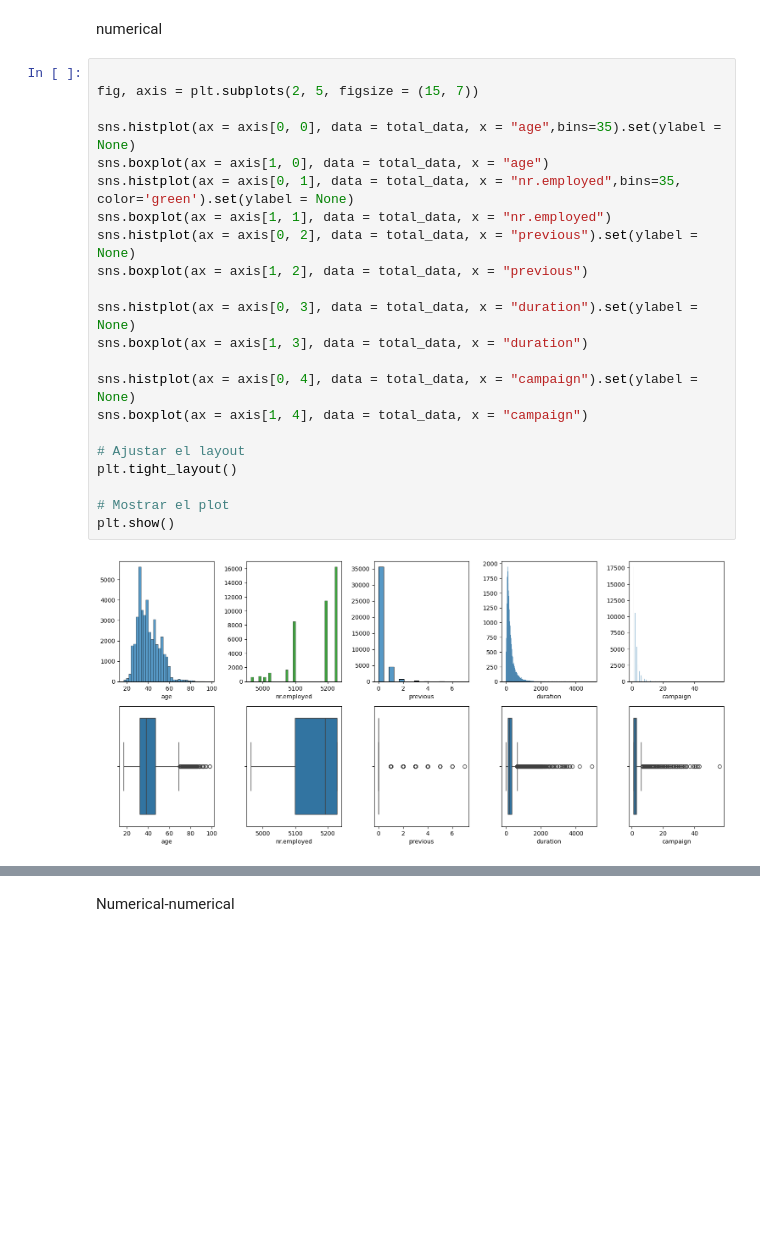
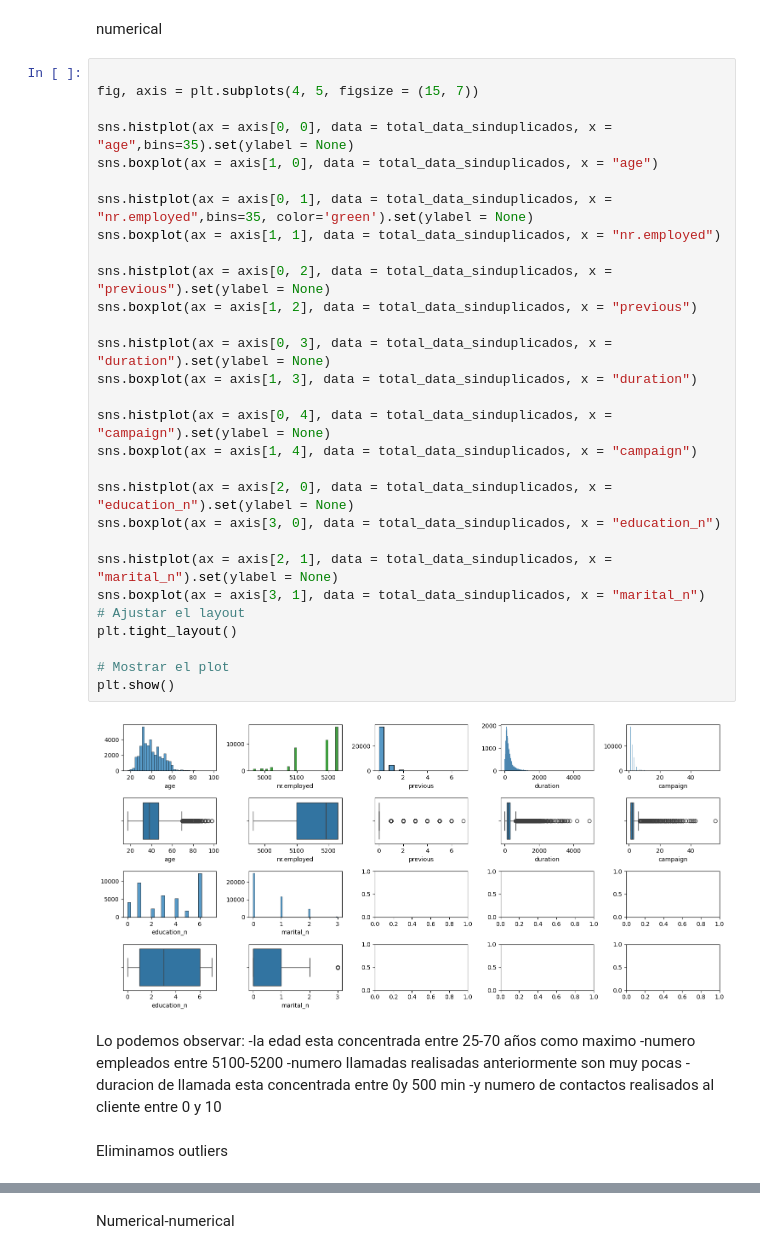
Before and after one commit to OlgaKurganova/regresion_logistica, a Jupyter notebook: src/explore.ipynb, the cells around one changed output, grey strips where cells are left out. Cells and saved outputs as stored; diff of their text form; blank space fills up the shorter version.

```diff
--- a/src/explore.ipynb
+++ b/src/explore.ipynb
@@ -271,25 +312,41 @@ In this plots we can see:
 numerical
 # %%
 
-fig, axis = plt.subplots(2, 5, figsize = (15, 7))
+fig, axis = plt.subplots(4, 5, figsize = (15, 7))
 
-sns.histplot(ax = axis[0, 0], data = total_data, x = "age",bins=35).set(ylabel = None)
-sns.boxplot(ax = axis[1, 0], data = total_data, x = "age")
-sns.histplot(ax = axis[0, 1], data = total_data, x = "nr.employed",bins=35, color='green').set(ylabel = None)
-sns.boxplot(ax = axis[1, 1], data = total_data, x = "nr.employed")
-sns.histplot(ax = axis[0, 2], data = total_data, x = "previous").set(ylabel = None)
-sns.boxplot(ax = axis[1, 2], data = total_data, x = "previous")
+sns.histplot(ax = axis[0, 0], data = total_data_sinduplicados, x = "age",bins=35).set(ylabel = None)
+sns.boxplot(ax = axis[1, 0], data = total_data_sinduplicados, x = "age")
 
-sns.histplot(ax = axis[0, 3], data = total_data, x = "duration").set(ylabel = None)
-sns.boxplot(ax = axis[1, 3], data = total_data, x = "duration")
+sns.histplot(ax = axis[0, 1], data = total_data_sinduplicados, x = "nr.employed",bins=35, color='green').set(ylabel = None)
+sns.boxplot(ax = axis[1, 1], data = total_data_sinduplicados, x = "nr.employed")
 
-sns.histplot(ax = axis[0, 4], data = total_data, x = "campaign").set(ylabel = None)
-sns.boxplot(ax = axis[1, 4], data = total_data, x = "campaign")
+sns.histplot(ax = axis[0, 2], data = total_data_sinduplicados, x = "previous").set(ylabel = None)
+sns.boxplot(ax = axis[1, 2], data = total_data_sinduplicados, x = "previous")
 
+sns.histplot(ax = axis[0, 3], data = total_data_sinduplicados, x = "duration").set(ylabel = None)
+sns.boxplot(ax = axis[1, 3], data = total_data_sinduplicados, x = "duration")
+
+sns.histplot(ax = axis[0, 4], data = total_data_sinduplicados, x = "campaign").set(ylabel = None)
+sns.boxplot(ax = axis[1, 4], data = total_data_sinduplicados, x = "campaign")
+
+sns.histplot(ax = axis[2, 0], data = total_data_sinduplicados, x = "education_n").set(ylabel = None)
+sns.boxplot(ax = axis[3, 0], data = total_data_sinduplicados, x = "education_n")
+
+sns.histplot(ax = axis[2, 1], data = total_data_sinduplicados, x = "marital_n").set(ylabel = None)
+sns.boxplot(ax = axis[3, 1], data = total_data_sinduplicados, x = "marital_n")
 # Ajustar el layout
 plt.tight_layout()
 
 # Mostrar el plot
 plt.show()
 # %% [output]
-[figure, old version]
+[figure, new version]
+# %% [markdown]
+Lo podemos observar:
+-la edad esta concentrada entre 25-70 años como maximo
+-numero empleados entre 5100-5200
+-numero llamadas realisadas anteriormente son muy pocas
+-duracion de llamada esta concentrada entre 0y 500 min
+-y numero de contactos realisados al cliente entre 0 y 10
+# %% [markdown]
+Eliminamos outliers
```
Also changed, not shown: parts of 12 cells of this notebook.
